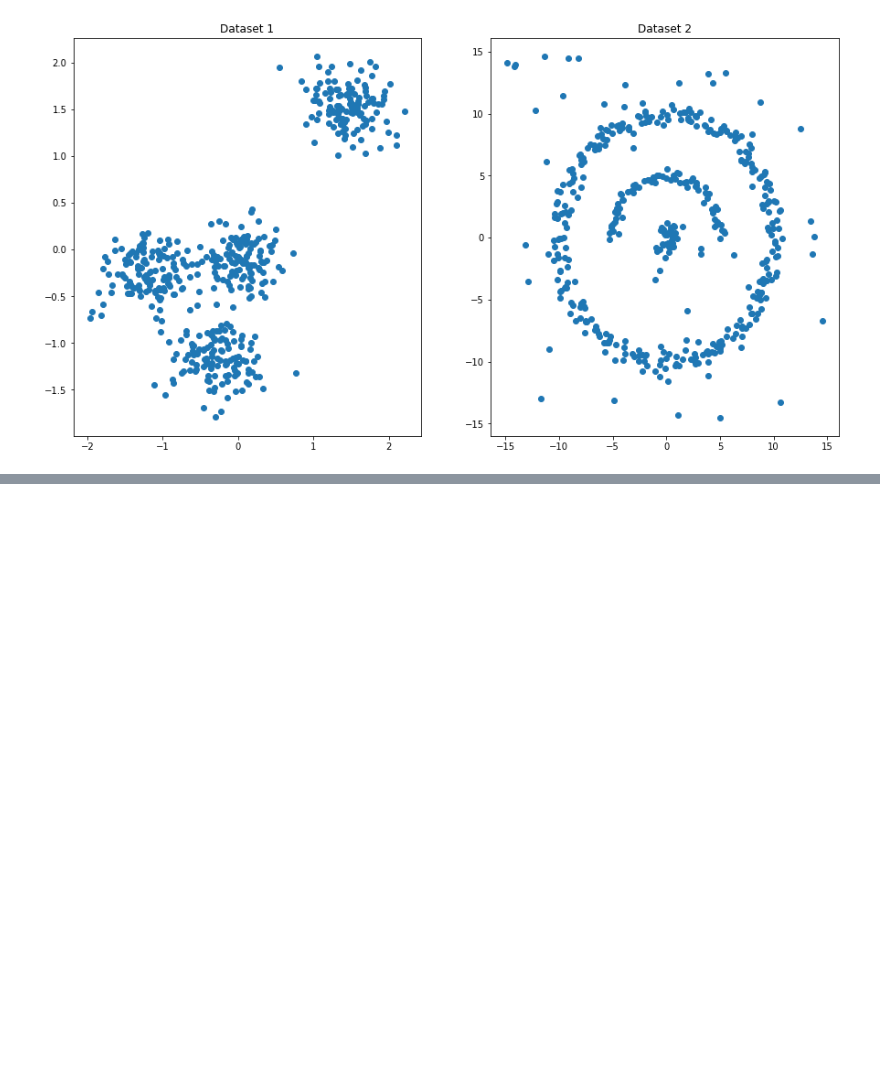
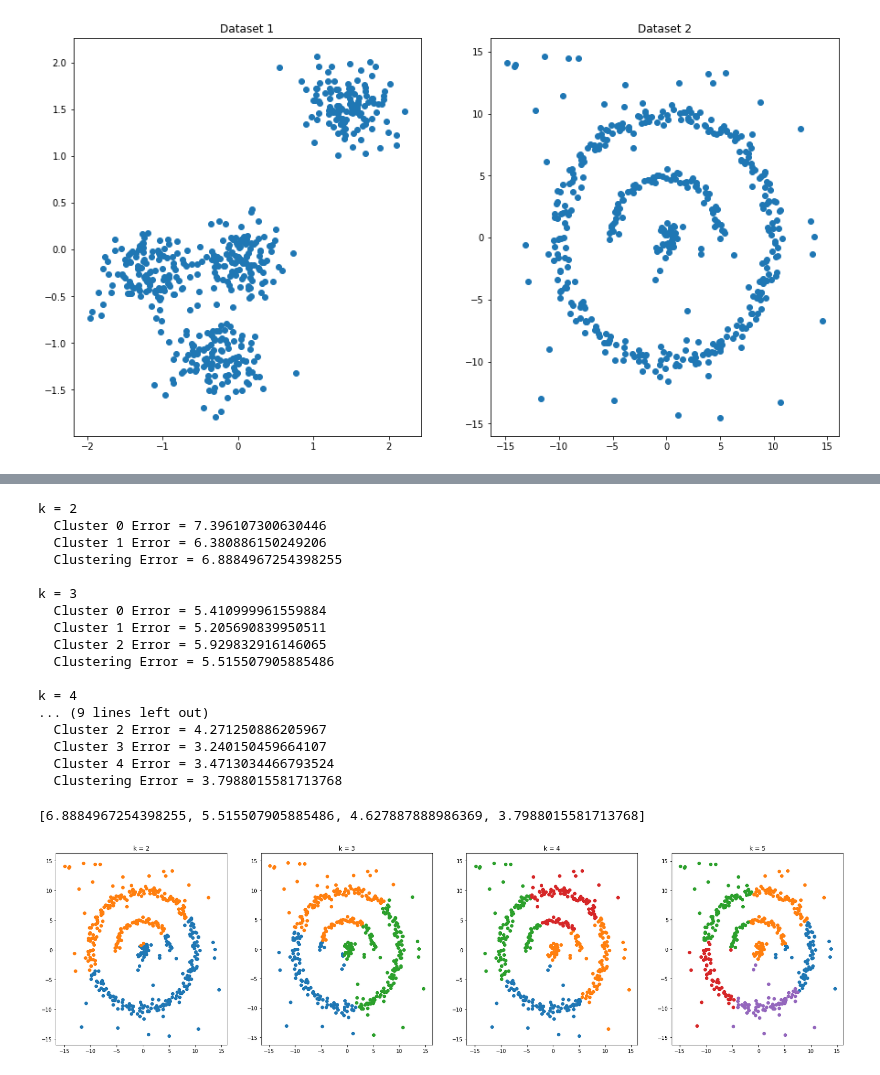
Before and after one commit to mohammadmozafari/data-mining-aut, a Jupyter notebook: 4_kmeans.ipynb, the cells around one changed output, grey strips where cells are left out. Cells and saved outputs as stored; diff of their text form; code cells hidden in the pictures; blank space fills up the shorter version.

```diff
--- a/4_kmeans.ipynb
+++ b/4_kmeans.ipynb
@@ -46,0 +90,22 @@ run_kmeans([2, 3, 4], dataset1, 50)
+# %%
+run_kmeans([2, 3, 4, 5], dataset2, 1000)
+# %% [output]
+k = 2
+  Cluster 0 Error = 7.396107300630446
+  Cluster 1 Error = 6.380886150249206
+  Clustering Error = 6.8884967254398255
+
+k = 3
+  Cluster 0 Error = 5.410999961559884
+  Cluster 1 Error = 5.205690839950511
+  Cluster 2 Error = 5.929832916146065
+  Clustering Error = 5.515507905885486
+
+k = 4
+... (9 lines left out)
+  Cluster 2 Error = 4.271250886205967
+  Cluster 3 Error = 3.240150459664107
+  Cluster 4 Error = 3.4713034466793524
+  Clustering Error = 3.7988015581713768
+[6.8884967254398255, 5.515507905885486, 4.627887888986369, 3.7988015581713768]
+[figure, added]
```
Also changed, not shown: parts of 3 cells of this notebook.
